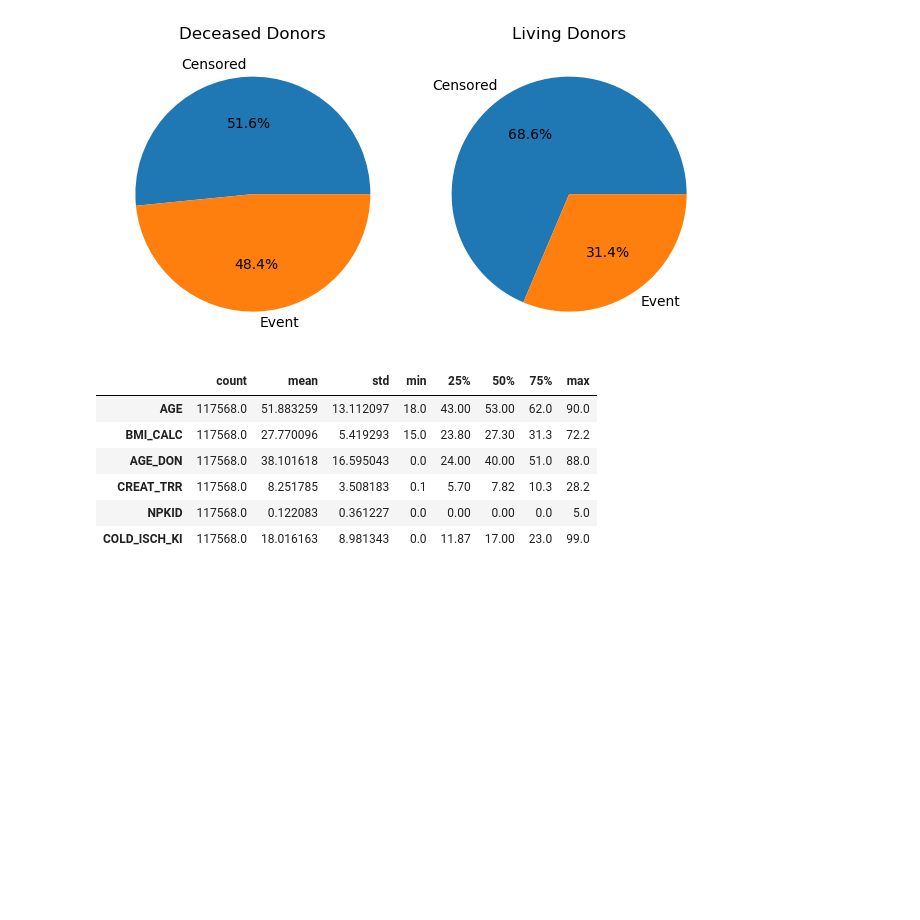
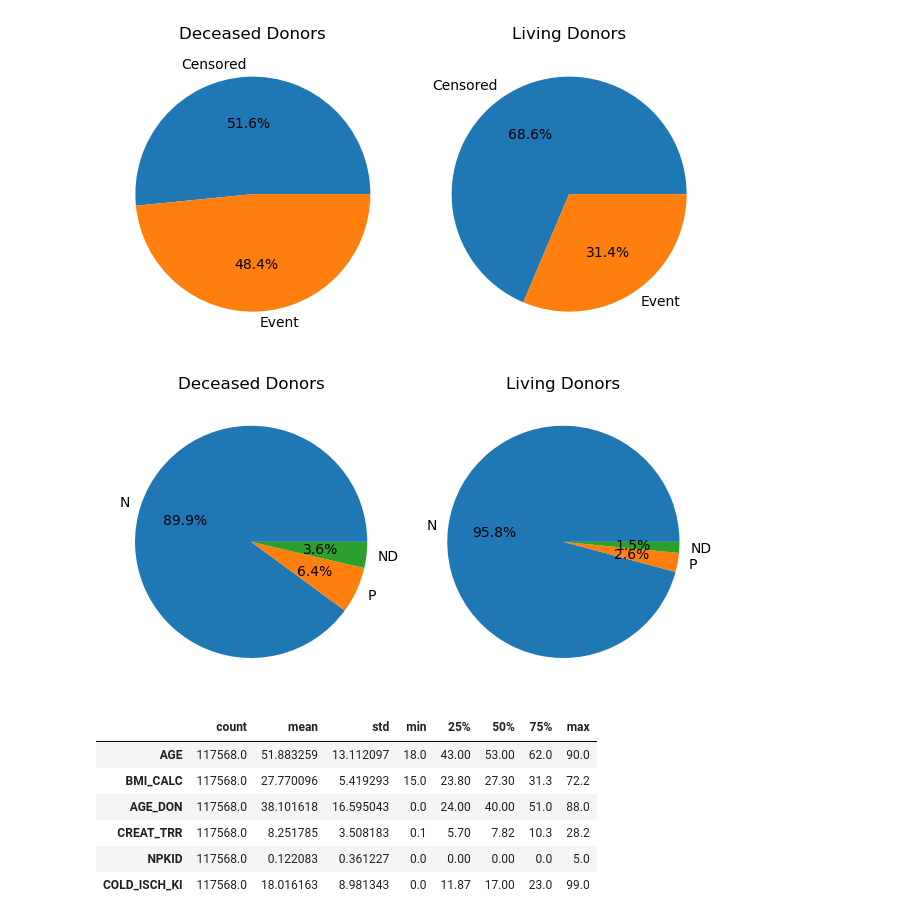
Before and after one commit to krllstdn/BachelorProject, a Jupyter notebook: Code/data_analysis.ipynb, the cells around one changed output. Cells and saved outputs as stored; diff of their text form; code cells hidden in the pictures; blank space fills up the shorter version.

```diff
--- a/Code/data_analysis.ipynb
+++ b/Code/data_analysis.ipynb
@@ -54,6 +54,27 @@ plt.tight_layout()
 plt.show()
 # %% [output]
 [figure]
+# %%
+import matplotlib.pyplot as plt
+
+# Create a figure and two subplots
+fig, (ax1, ax2) = plt.subplots(1, 2)
+
+# Plot on the first subplot
+deceased_counts = deceased['HCV_SEROSTATUS'].value_counts()
+ax1.pie(deceased_counts, labels=deceased_counts.index, autopct='%1.1f%%')
+ax1.set_title('Deceased Donors')
+
+# Plot on the second subplot
+living_counts = living['HCV_SEROSTATUS'].value_counts()
+ax2.pie(living_counts, labels=living_counts.index, autopct='%1.1f%%')
+ax2.set_title('Living Donors')
+
+# Adjust the layout and display the plot
+plt.tight_layout()
+plt.show()
+# %% [output]
+[figure, added]
 # %%
 numeric_deceased = [
     "AGE",
```
Also changed, not shown: parts of 3 cells of this notebook, 1 other file.
